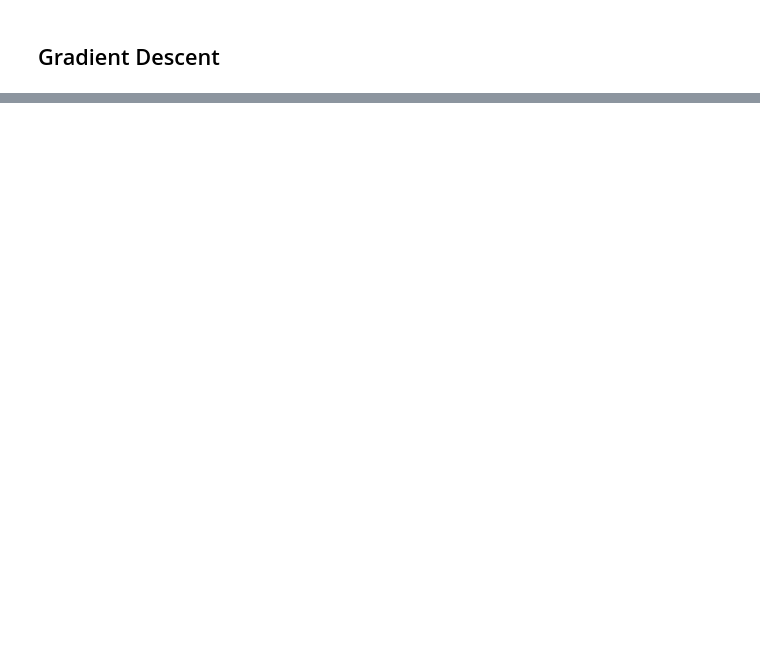
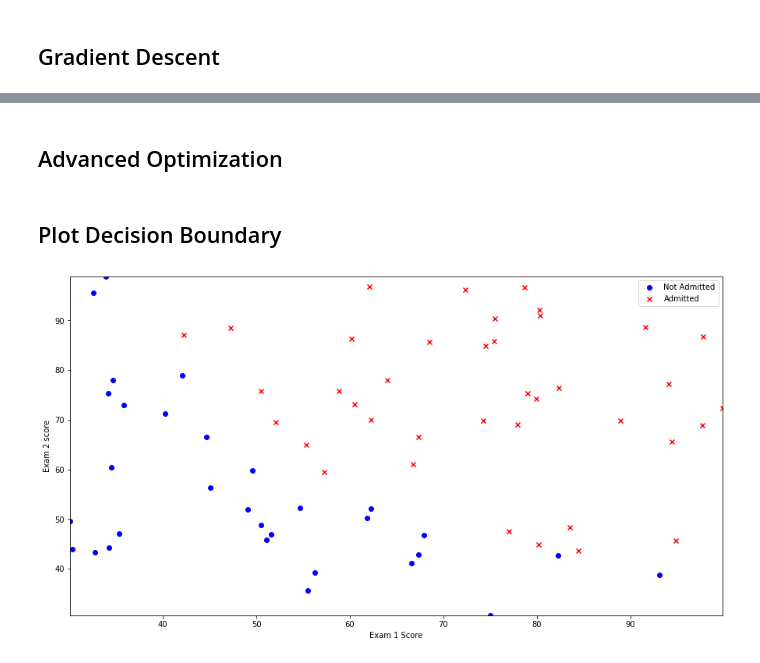
Before and after one commit to Zeruel92/hpc_exercices, a Jupyter notebook: LogisticRegression/LogisticRegression.ipynb, the cells around one changed output, grey strips where cells are left out. Drawn from its saved outputs; the diff is of its cells as text; code cells hidden in the pictures; blank space fills up the shorter version.

Commit message:
scipy optimizer

```diff
--- a/LogisticRegression/LogisticRegression.ipynb
+++ b/LogisticRegression/LogisticRegression.ipynb
@@ -85,0 +87,42 @@ gradientDescent(X.values,y.values)
+# %% [markdown]
+## Advanced Optimization
+# %%
+def gradient(theta, X, y):
+    m = X.shape[0]
+    h = sigmoid(X.dot(theta.reshape(-1,1)))
+    grad = - (1/m)*X.T.dot(h-y)
+    return (grad.flatten())
+# %%
+from scipy.optimize import minimize
+t = np.random.random((X_train.shape[1],1))
+res = minimize(computeCost, t, args=(X_train.values,y_train.values), method='BFGS', jac = gradient)
+# %%
+theta_opt = res.x.reshape(-1,1)
+# %% [markdown]
+## Plot Decision Boundary
+# %%
+plt.figure(figsize=(15,8))
+
+neg = X_train[y_train.Result == 0]
+pos = X_train[y_train.Result == 1]
+
+plt.scatter(neg.iloc[:,1].values,neg.iloc[:,2], c='b', marker='o', label='Not Admitted')
+plt.scatter(pos.iloc[:,1].values,pos.iloc[:,2], c='r', marker='x', label='Admitted')
+
+x1_min = X_train.iloc[:,1].min()
+x1_max = X_train.iloc[:,1].max()
+x2_min = X_train.iloc[:,2].min()
+x2_max = X_train.iloc[:,2].max()
+
+xx1,xx2 = np.meshgrid(np.linspace(x1_min,x1_max),np.linspace(x2_min,x2_max))
+
+h = np.c_[np.ones((xx1.ravel().shape[0],1)),xx1.ravel(),xx2.ravel()].dot(theta_opt)
+
+plt.contour(xx1,xx2,h.reshape(xx1.shape),[0.5],linewidths=1)
+
+plt.legend()
+plt.xlabel(columns[0])
+plt.ylabel(columns[1])
+plt.show()
+# %% [output]
+[figure, added]
```
Also changed, not shown: parts of 13 cells of this notebook.
